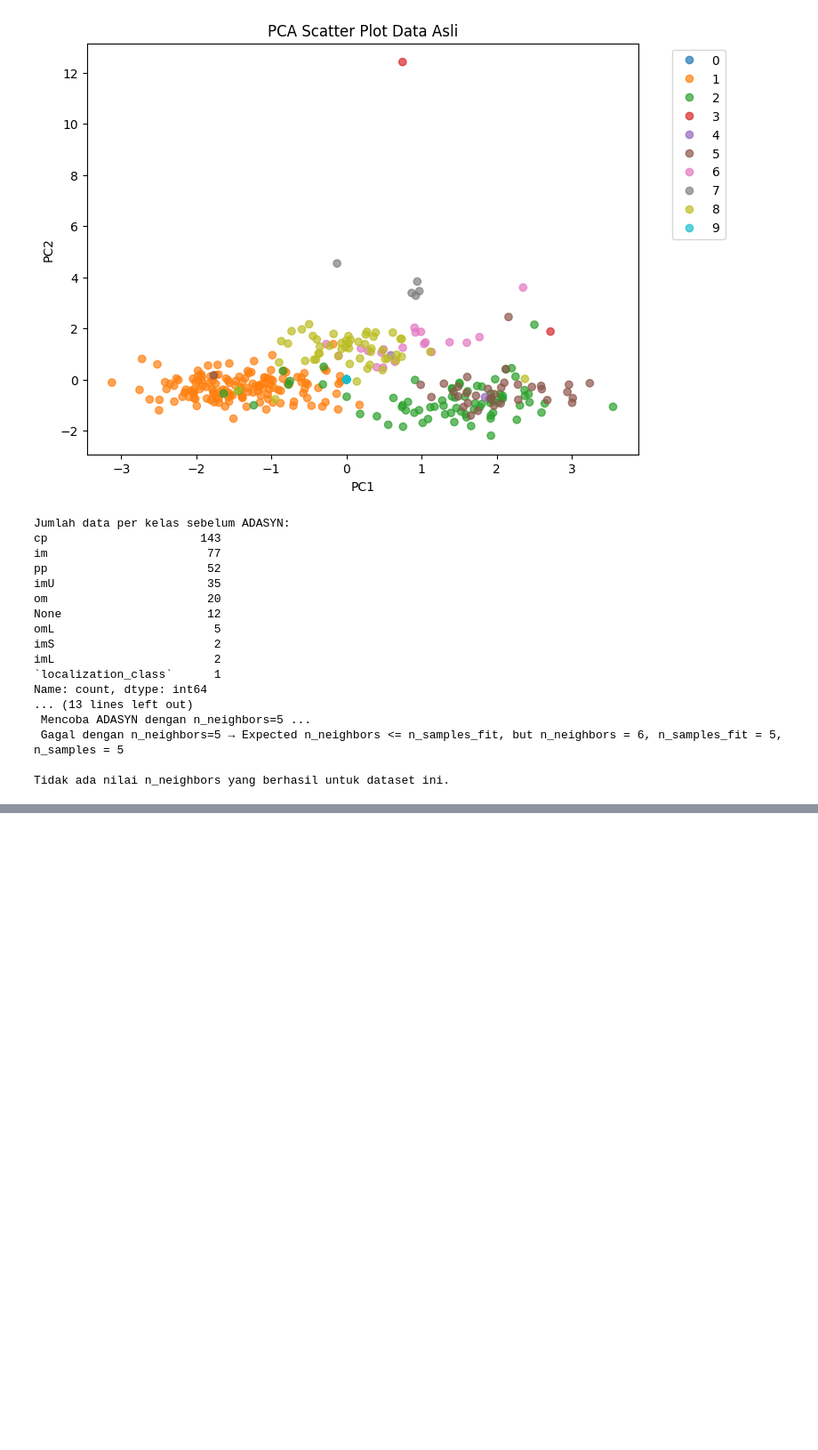
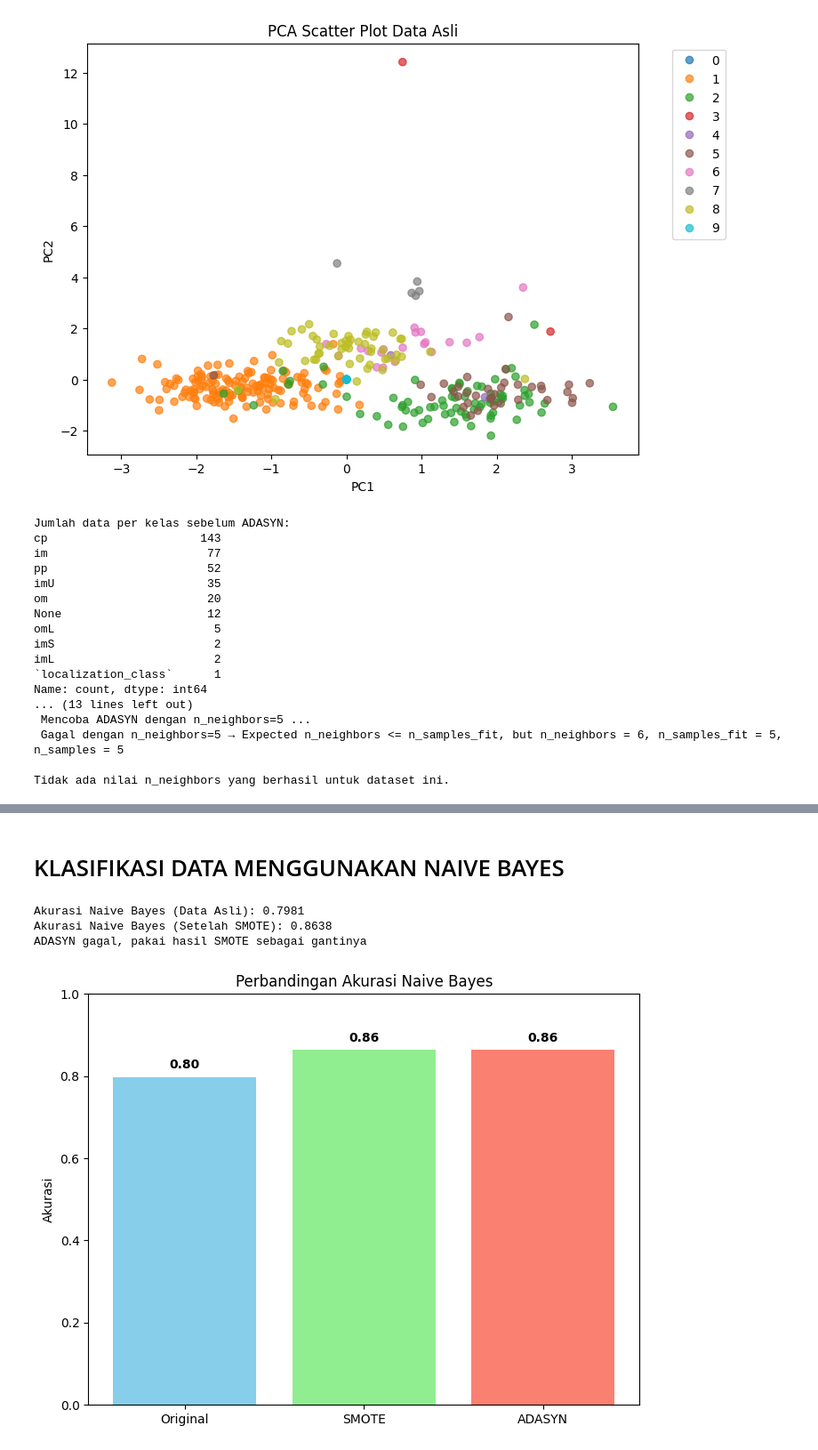
Before and after one commit to Aliya03-arch/PSD, a Jupyter notebook: _build/jupyter_execute/tugas7.ipynb, the cells around one changed output, grey strips where cells are left out. Shown at 89% size. Cells and saved outputs as stored; diff of their text form; code cells hidden in the pictures; blank space fills up the shorter version.

```diff
--- a/_build/jupyter_execute/tugas7.ipynb
+++ b/_build/jupyter_execute/tugas7.ipynb
@@ -312,0 +390,59 @@ Tidak ada nilai n_neighbors yang berhasil untuk dataset ini.
+# %% [markdown]
+# KLASIFIKASI DATA MENGGUNAKAN NAIVE BAYES
+# %%
+import matplotlib.pyplot as plt
+from sklearn.model_selection import train_test_split
+from sklearn.naive_bayes import GaussianNB
+from sklearn.metrics import accuracy_score
+from imblearn.over_sampling import SMOTE, ADASYN
+
+# Fungsi evaluasi Naive Bayes
+def run_nb(X_data, y_data, test_size=0.3, random_state=42):
+    X_train, X_test, y_train, y_test = train_test_split(
+        X_data, y_data, test_size=test_size, random_state=random_state, stratify=y_data
+    )
+    model = GaussianNB()
+    model.fit(X_train, y_train)
+    y_pred = model.predict(X_test)
+    acc = accuracy_score(y_test, y_pred)
+    return acc
+
+# --------- 1. Data asli (belum diseimbangkan) ---------
+acc_original = run_nb(X_filtered, y_filtered)
+print(f"Akurasi Naive Bayes (Data Asli): {acc_original:.4f}")
+
+# --------- 2. Data SMOTE ---------
+smote = SMOTE(random_state=42, k_neighbors=2)
+X_res_smote, y_res_smote = smote.fit_resample(X_filtered, y_filtered)
+acc_smote = run_nb(X_res_smote, y_res_smote)
+print(f"Akurasi Naive Bayes (Setelah SMOTE): {acc_smote:.4f}")
+
+# --------- 3. Data ADASYN (fallback ke SMOTE jika gagal) ---------
+try:
+    adasyn = ADASYN(random_state=42, n_neighbors=2)
+    X_res_ada, y_res_ada = adasyn.fit_resample(X_filtered, y_filtered)
+    acc_adasyn = run_nb(X_res_ada, y_res_ada)
+    print(f"Akurasi Naive Bayes (Setelah ADASYN): {acc_adasyn:.4f}")
+except Exception as e:
+    print("ADASYN gagal, pakai hasil SMOTE sebagai gantinya")
+    X_res_ada, y_res_ada = X_res_smote, y_res_smote
+    acc_adasyn = acc_smote
+
+# ======================
+# Visualisasi hasil akurasi
+# ======================
+plt.figure(figsize=(8,6))
+plt.bar(["Original", "SMOTE", "ADASYN"],
+        [acc_original, acc_smote, acc_adasyn],
+        color=["skyblue", "lightgreen", "salmon"])
+plt.title("Perbandingan Akurasi Naive Bayes")
+plt.ylabel("Akurasi")
+plt.ylim(0, 1)
+for i, v in enumerate([acc_original, acc_smote, acc_adasyn]):
+    plt.text(i, v + 0.02, f"{v:.2f}", ha='center', fontsize=10, fontweight="bold")
+plt.show()
+# %% [output]
+Akurasi Naive Bayes (Data Asli): 0.7981
+Akurasi Naive Bayes (Setelah SMOTE): 0.8638
+ADASYN gagal, pakai hasil SMOTE sebagai gantinya
+[figure, added]
```
Also changed, not shown: parts of 9 cells of this notebook, 39 other files.
